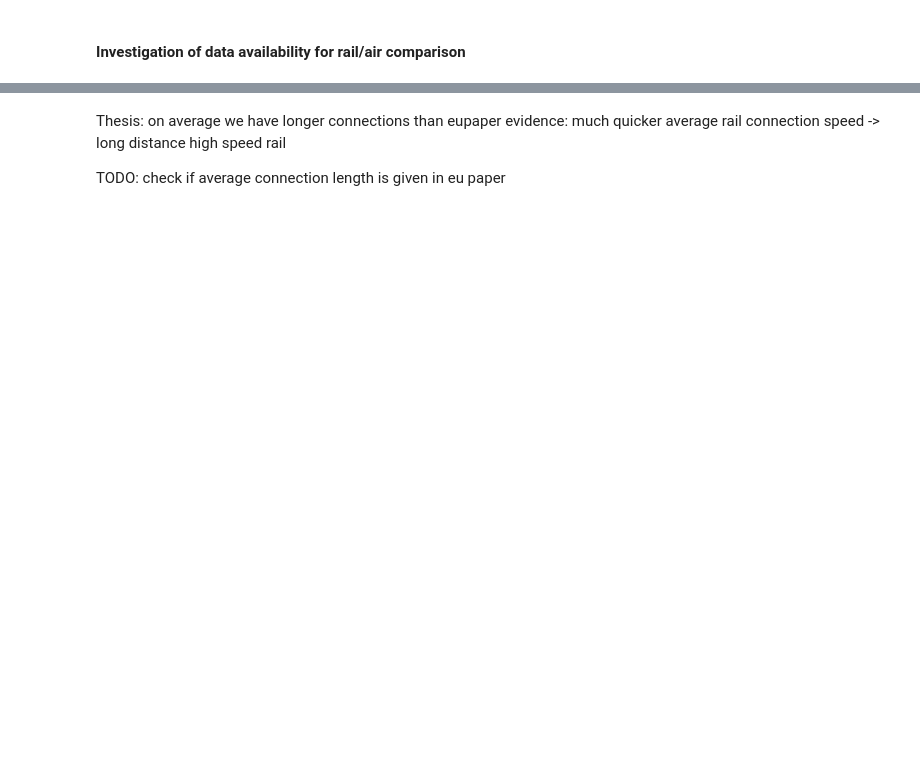
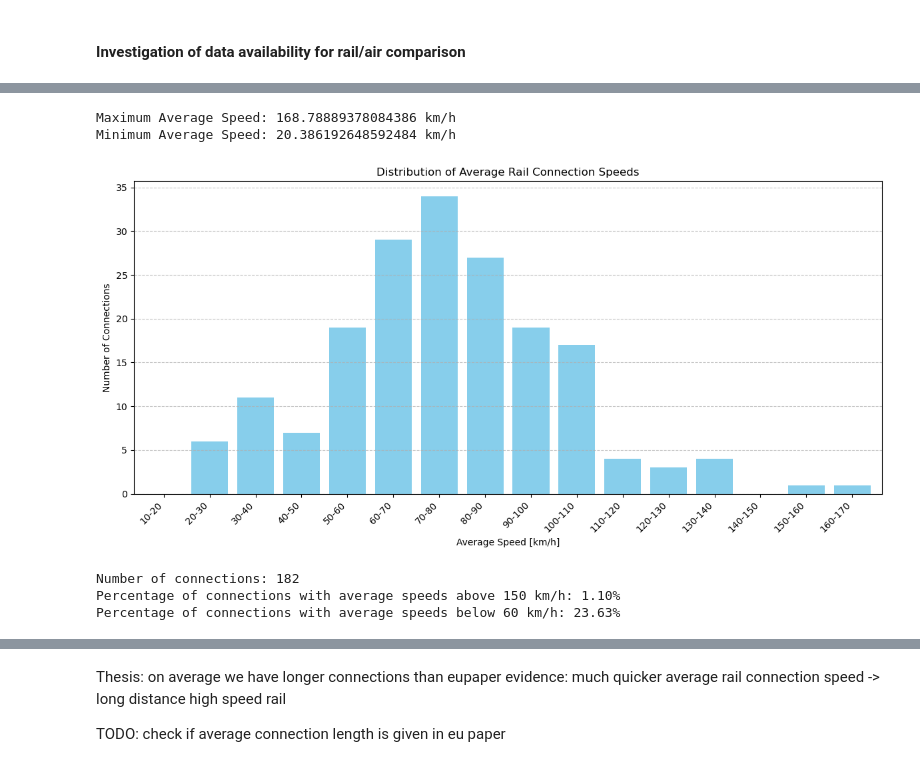
Before and after one commit to Niledough/DOPP_Exercise_2, a Jupyter notebook: dopp-air-and-rail.ipynb, the cells around one changed output, grey strips where cells are left out. Saved outputs shown, nothing was run; the diff lists cells and outputs as text; code cells hidden in the pictures; blank space fills up the shorter version.

```diff
--- a/dopp-air-and-rail.ipynb
+++ b/dopp-air-and-rail.ipynb
@@ -1895,0 +1850,19 @@ Total number of Air connections between cities less than 500km apart: 235
+# %%
+# recalculate rail speed using the air (straight line distance)
+
+#drop rows where scraped travel time is 0
+
+df_airandrail_short = df_airandrail_short[df_airandrail_short['total_travel_time_minutes_rail']!= 0]
+
+#merge with
+
+print(len(df_airandrail_short))
+
+merged_df = merged_df.rename(columns={'City': 'city1_rail'})
+
+df_airandrail_short = pd.merge(df_airandrail_short, merged_df, on='city1_rail')
+
+
+df_airandrail_short['straight_line_speed_rail'] = df_airandrail_short['distance_km_air']/(df_airandrail_short['total_travel_time_minutes_rail']/60)
+
+display(df_airandrail_short.head())
@@ -1895,0 +1878,58 @@ Total number of Air connections between cities less than 500km apart: 235
+# %%
+# find min and max avg speed
+df_airandrail_short_sorted = df_airandrail_short.sort_values(by='straight_line_speed_rail', ascending=False)
+
+# Get the maximum average speed
+max_avg_speed = df_airandrail_short_sorted['straight_line_speed_rail'].iloc[0]
+print(f"Maximum Average Speed: {max_avg_speed} km/h")
+
+# Get the minimum average speed
+min_avg_speed = df_airandrail_short_sorted['straight_line_speed_rail'].iloc[-1]
+print(f"Minimum Average Speed: {min_avg_speed} km/h")
+
+
+
+# create avg_speed groups
+
+bins = np.arange(10,180,10) # bins for avg speed
+labels = [f"{bins[i]}-{bins[i+1]}" for i in range(len(bins)-1)]
+df_airandrail_short['speed_group'] = pd.cut(df_airandrail_short['straight_line_speed_rail'], bins=bins, labels=labels, right=False)
+
+speed_group_counts = df_airandrail_short['speed_group'].value_counts(sort=False)
+#print(speed_group_counts)
+
+plt.figure(figsize=(12, 6))
+speed_group_counts.plot(kind='bar', color='skyblue', width=0.8)
+plt.title("Distribution of Average Rail Connection Speeds")
+plt.ylabel('Number of Connections')
+plt.xlabel('Average Speed [km/h]')
+plt.xticks(rotation=45, ha='right')
+plt.grid(axis='y', linestyle='--', alpha=0.7)
+plt.tight_layout()
+plt.show()
+
+# calculate percentages
+# Calculate total number of connections
+total_connections_rail = len(df_airandrail_short)
+
+# Calculate the number of connections above 150 km/h
+connections_above_150 = df_airandrail_short[df_airandrail_short['straight_line_speed_rail'] > 150].shape[0]
+
+# Calculate the number of connections below 60 km/h
+connections_below_60 = df_airandrail_short[df_airandrail_short['straight_line_speed_rail'] < 60].shape[0]
+
+# Calculate percentages
+percentage_above_150 = (connections_above_150 / total_connections_rail) * 100
+percentage_below_60 = (connections_below_60 / total_connections_rail) * 100
+
+# Display results
+print(f"Number of connections: {total_connections_rail}")
+print(f"Percentage of connections with average speeds above 150 km/h: {percentage_above_150:.2f}%")
+print(f"Percentage of connections with average speeds below 60 km/h: {percentage_below_60:.2f}%")
+# %% [output]
+Maximum Average Speed: 168.78889378084386 km/h
+Minimum Average Speed: 20.386192648592484 km/h
+[figure, added]
+Number of connections: 182
+Percentage of connections with average speeds above 150 km/h: 1.10%
+Percentage of connections with average speeds below 60 km/h: 23.63%
```
Also changed, not shown: parts of 58 cells of this notebook.
